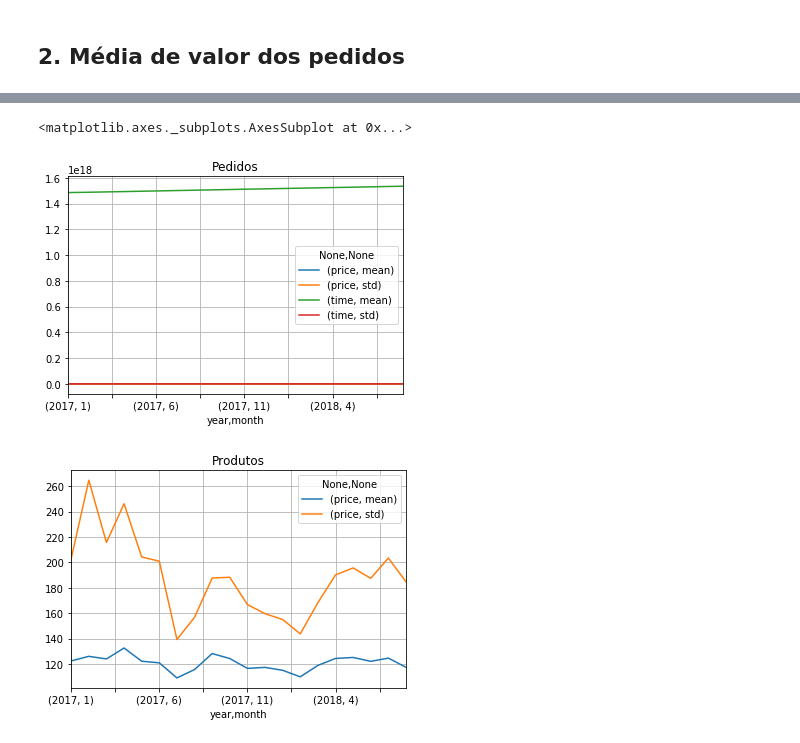
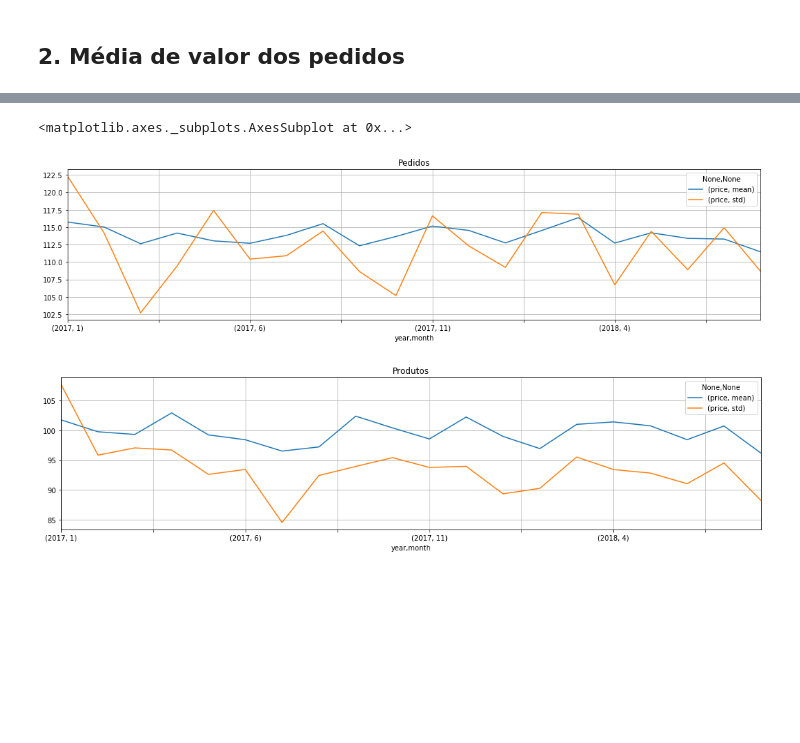
Before and after one commit to GuiBrandt/e-commerce, a Jupyter notebook: Sprint 1/KPIs.ipynb, the cells around one changed output, grey strips where cells are left out. Saved outputs shown, nothing was run; the diff lists cells and outputs as text; code cells hidden in the pictures; blank space fills up the shorter version.

```diff
--- a/Sprint 1/KPIs.ipynb
+++ b/Sprint 1/KPIs.ipynb
@@ -144,4 +154,5 @@ item_price_by_year_and_month.head()
 # %%
+order_price_by_year_and_month = order_price_by_year_and_month[['price', 'year', 'month']]
 order_price_by_month = order_price_by_year_and_month.groupby(['year', 'month']).agg(['mean', 'std'])
 order_price_by_month
 # %% [output]
@@ -190,7 +201,9 @@ item_price_by_month
 # %%
+plt.rcParams['figure.figsize'] = (18, 4)
+
 order_price_by_month.plot.line(title="Pedidos", grid=True)
 item_price_by_month.plot.line(title="Produtos", grid=True)
 # %% [output]
 <matplotlib.axes._subplots.AxesSubplot at 0x...>
-[figure, old version]
+[figure, new version]
-[figure, old version]
+[figure, new version]
```
Also changed, not shown: parts of 12 cells of this notebook, 4 other files.
